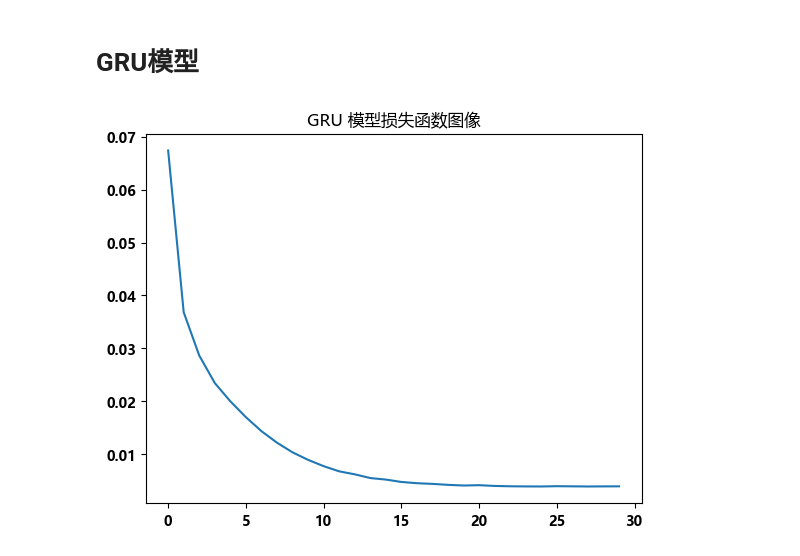
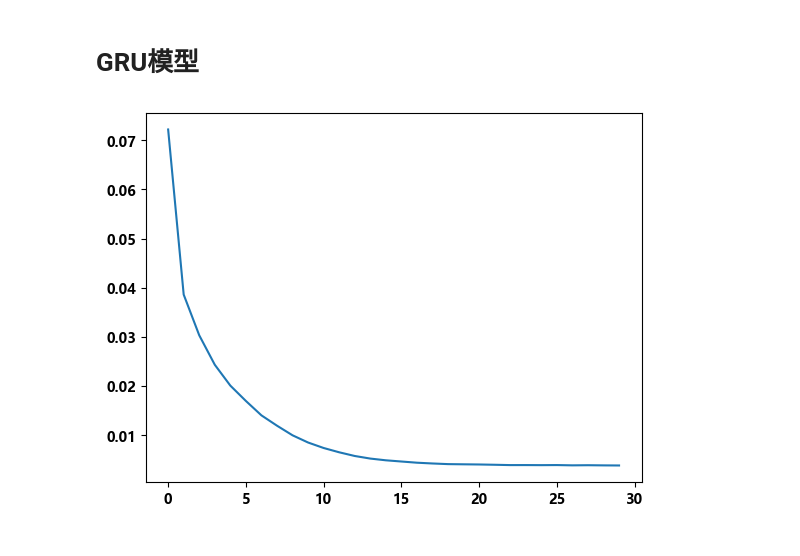
Before and after one commit to ElementGC/LSTM_Predict, a Jupyter notebook: basic_models.ipynb, the cells around one changed output. Saved outputs shown, nothing was run; the diff lists cells and outputs as text; code cells hidden in the pictures.

```diff
--- a/basic_models.ipynb
+++ b/basic_models.ipynb
@@ -57,6 +60,7 @@ all_data(data[:-12], title='处理后数据展示效果', xlabel='Data', ylabel=
 # %% [markdown]
 ### 构造SVR初始模型
 # %%
+data = np.array(data)
 from sklearn.svm import SVR
 #划分训练集和测试集
 # 数据初步分组
@@ -392,11 +396,11 @@ def get_gru_model(time_step):
 # %%
 gru_model = get_gru_model(time_step)
 history = gru_model.fit(train_x, train_y, epochs=30, batch_size=12, verbose=0)
 plt.plot(history.history['loss'])
-plt.title('GRU 模型损失函数图像')
+# plt.title('GRU 模型损失函数图像')
 plt.show()
 # %% [output]
-[figure, old version]
+[figure, new version]
 # %%
 # 绘制预测结果
 def get_pred_plt(real_x, real_y, y_pred, time_x, time_y, title='Predict', xlabel='Data', ylabel='Package'):
```
Also changed, not shown: parts of 14 cells of this notebook, 20 other files.
